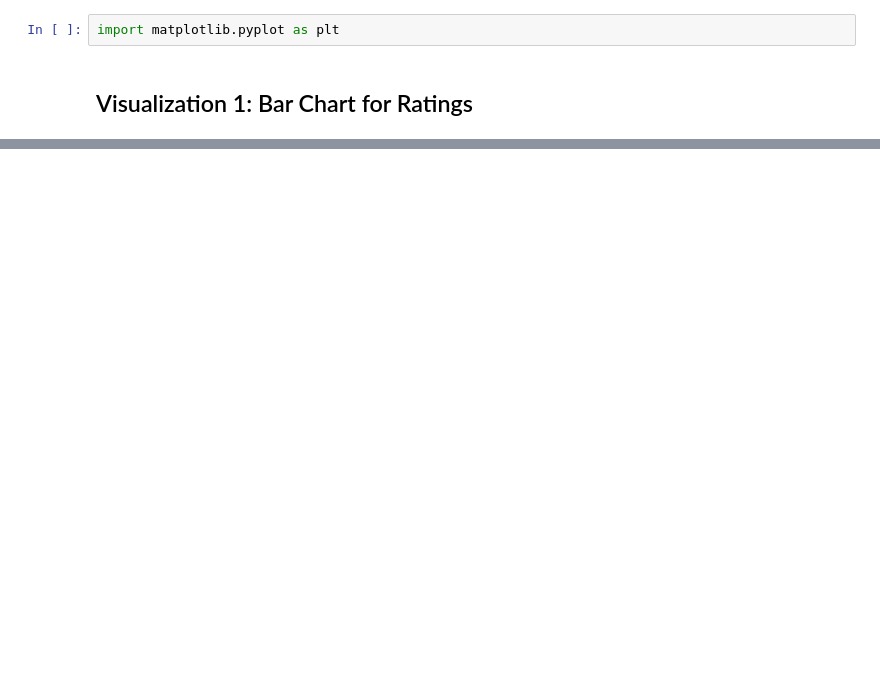
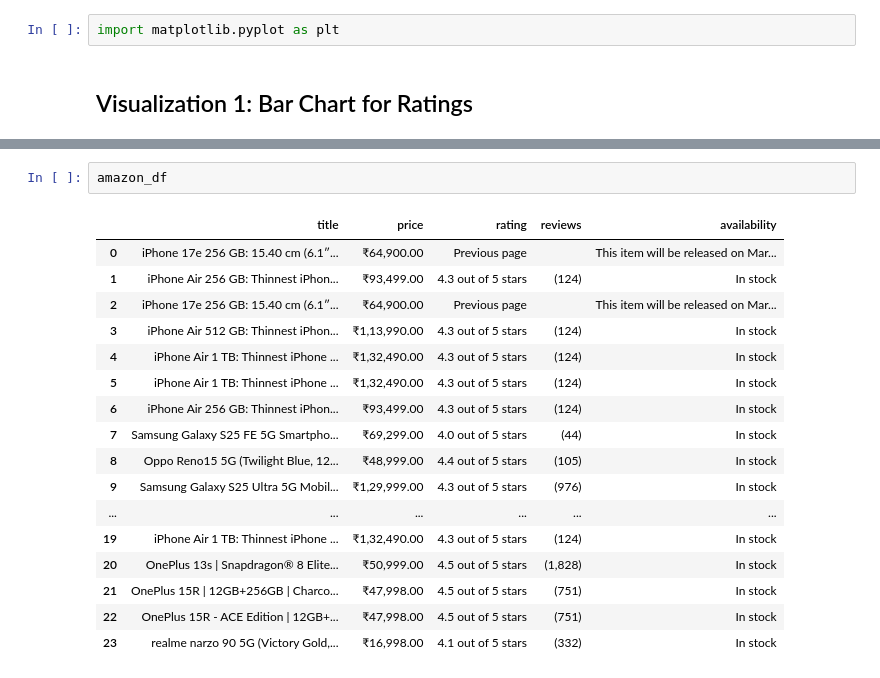
Before and after one commit to vamsiram89/-Projects, a Jupyter notebook: Amazon_web_scraping_py.ipynb, the cells around one changed output, grey strips where cells are left out. Cells and saved outputs as stored; diff of their text form; blank space fills up the shorter version.

```diff
--- a/Amazon_web_scraping_py.ipynb
+++ b/Amazon_web_scraping_py.ipynb
@@ -198,3 +234,23 @@ fig2.update_traces(hoverinfo="label+percent+text", textinfo="percent", text=amaz
 fig2.show()
 # %% [output]
 [interactive output not drawn]
+# %%
+amazon_df
+# %% [output]
+|  | title | price | rating | reviews | availability |
+| 0 | iPhone 17e 256 GB: 15.40 cm (6.1″... | ₹64,900.00 | Previous page |  | This item will be released on Mar... |
+| 1 | iPhone Air 256 GB: Thinnest iPhon... | ₹93,499.00 | 4.3 out of 5 stars | (124) | In stock |
+| 2 | iPhone 17e 256 GB: 15.40 cm (6.1″... | ₹64,900.00 | Previous page |  | This item will be released on Mar... |
+| 3 | iPhone Air 512 GB: Thinnest iPhon... | ₹1,13,990.00 | 4.3 out of 5 stars | (124) | In stock |
+| 4 | iPhone Air 1 TB: Thinnest iPhone ... | ₹1,32,490.00 | 4.3 out of 5 stars | (124) | In stock |
+| 5 | iPhone Air 1 TB: Thinnest iPhone ... | ₹1,32,490.00 | 4.3 out of 5 stars | (124) | In stock |
+| 6 | iPhone Air 256 GB: Thinnest iPhon... | ₹93,499.00 | 4.3 out of 5 stars | (124) | In stock |
+| 7 | Samsung Galaxy S25 FE 5G Smartpho... | ₹69,299.00 | 4.0 out of 5 stars | (44) | In stock |
+| 8 | Oppo Reno15 5G (Twilight Blue, 12... | ₹48,999.00 | 4.4 out of 5 stars | (105) | In stock |
+| 9 | Samsung Galaxy S25 Ultra 5G Mobil... | ₹1,29,999.00 | 4.3 out of 5 stars | (976) | In stock |
+| ... | ... | ... | ... | ... | ... |
+| 19 | iPhone Air 1 TB: Thinnest iPhone ... | ₹1,32,490.00 | 4.3 out of 5 stars | (124) | In stock |
+| 20 | OnePlus 13s | Snapdragon® 8 Elite... | ₹50,999.00 | 4.5 out of 5 stars | (1,828) | In stock |
+| 21 | OnePlus 15R | 12GB+256GB | Charco... | ₹47,998.00 | 4.5 out of 5 stars | (751) | In stock |
+| 22 | OnePlus 15R - ACE Edition | 12GB+... | ₹47,998.00 | 4.5 out of 5 stars | (751) | In stock |
+| 23 | realme narzo 90 5G (Victory Gold,... | ₹16,998.00 | 4.1 out of 5 stars | (332) | In stock |
```
Also changed, not shown: parts of 5 cells of this notebook.
